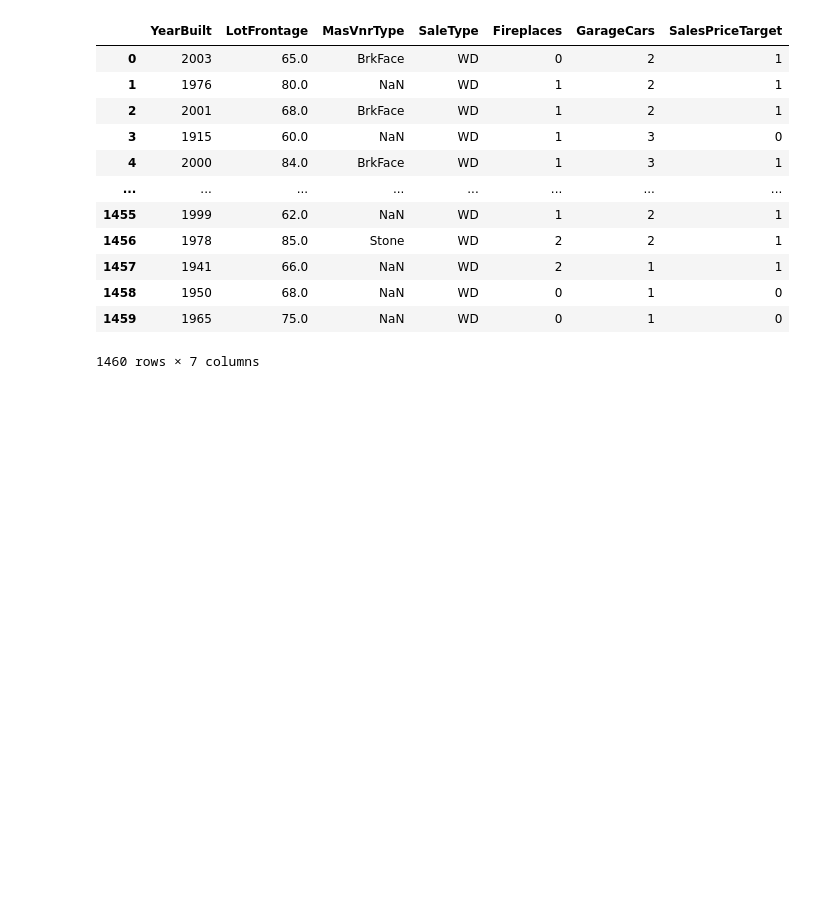
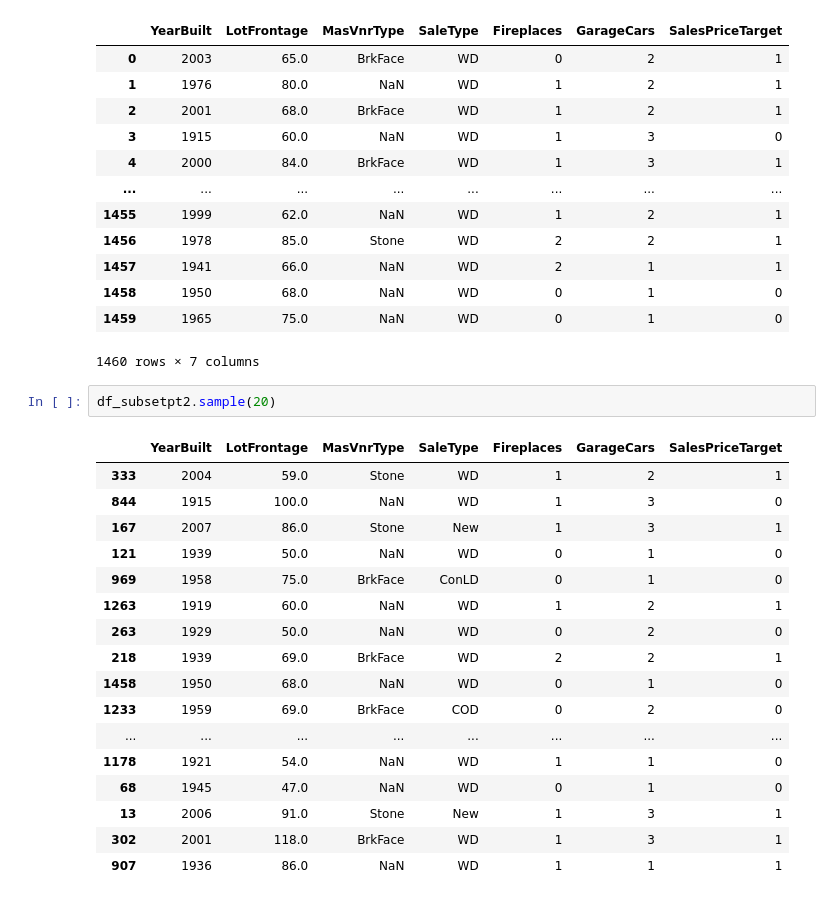
Before and after one commit to pereiranuno/preprocessingdatapt1, a Jupyter notebook: MPPD_project.ipynb, the cells around one changed output. Saved outputs shown, nothing was run; the diff lists cells and outputs as text; blank space fills up the shorter version.

```diff
--- a/MPPD_project.ipynb
+++ b/MPPD_project.ipynb
@@ -570,3 +570,23 @@ df_subsetpt2
 | 1458 | 1950 | 68.0 | NaN | WD | 0 | 1 | 0 |
 | 1459 | 1965 | 75.0 | NaN | WD | 0 | 1 | 0 |
 1460 rows × 7 columns
+# %%
+df_subsetpt2.sample(20)
+# %% [output]
+|  | YearBuilt | LotFrontage | MasVnrType | SaleType | Fireplaces | GarageCars | SalesPriceTarget |
+| 333 | 2004 | 59.0 | Stone | WD | 1 | 2 | 1 |
+| 844 | 1915 | 100.0 | NaN | WD | 1 | 3 | 0 |
+| 167 | 2007 | 86.0 | Stone | New | 1 | 3 | 1 |
+| 121 | 1939 | 50.0 | NaN | WD | 0 | 1 | 0 |
+| 969 | 1958 | 75.0 | BrkFace | ConLD | 0 | 1 | 0 |
+| 1263 | 1919 | 60.0 | NaN | WD | 1 | 2 | 1 |
+| 263 | 1929 | 50.0 | NaN | WD | 0 | 2 | 0 |
+| 218 | 1939 | 69.0 | BrkFace | WD | 2 | 2 | 1 |
+| 1458 | 1950 | 68.0 | NaN | WD | 0 | 1 | 0 |
+| 1233 | 1959 | 69.0 | BrkFace | COD | 0 | 2 | 0 |
+| ... | ... | ... | ... | ... | ... | ... | ... |
+| 1178 | 1921 | 54.0 | NaN | WD | 1 | 1 | 0 |
+| 68 | 1945 | 47.0 | NaN | WD | 0 | 1 | 0 |
+| 13 | 2006 | 91.0 | Stone | New | 1 | 3 | 1 |
+| 302 | 2001 | 118.0 | BrkFace | WD | 1 | 3 | 1 |
+| 907 | 1936 | 86.0 | NaN | WD | 1 | 1 | 1 |
```
Also changed, not shown: parts of 6 cells of this notebook.
